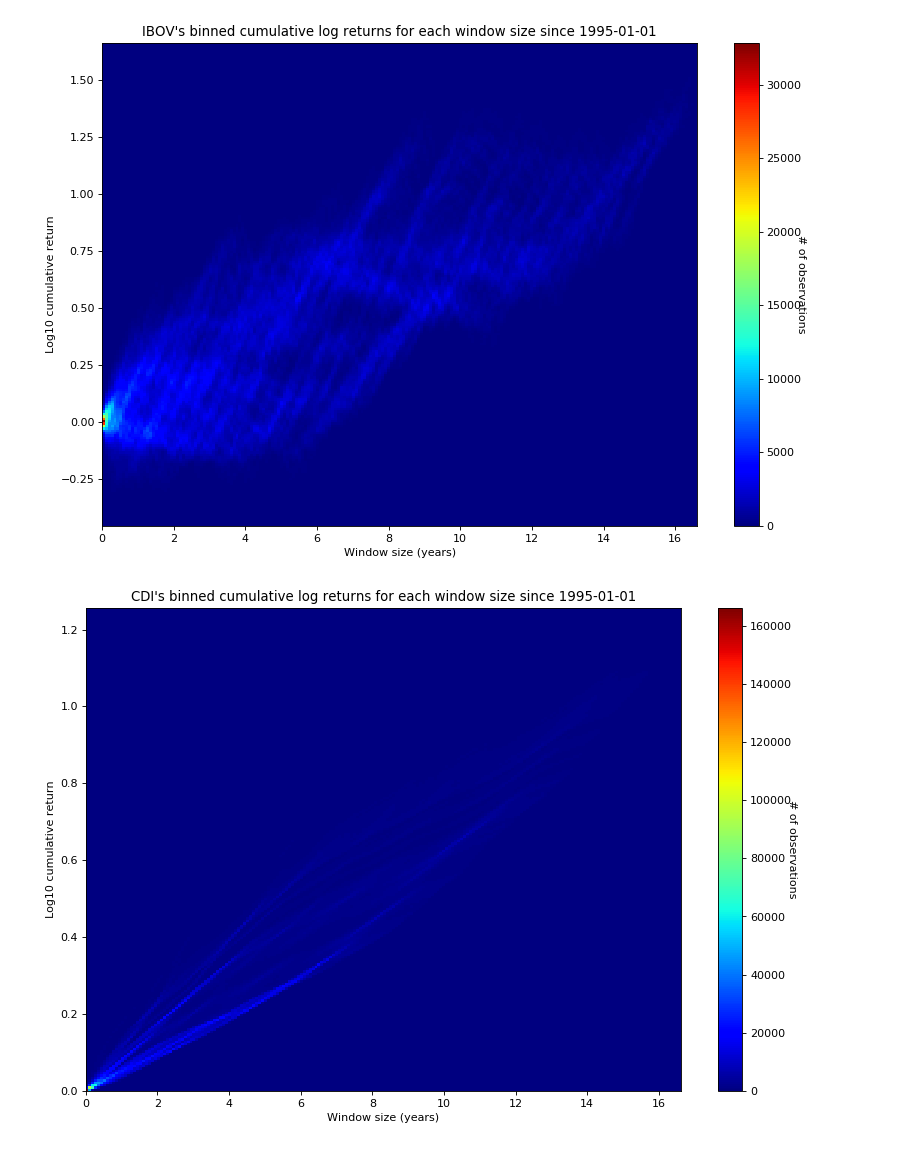
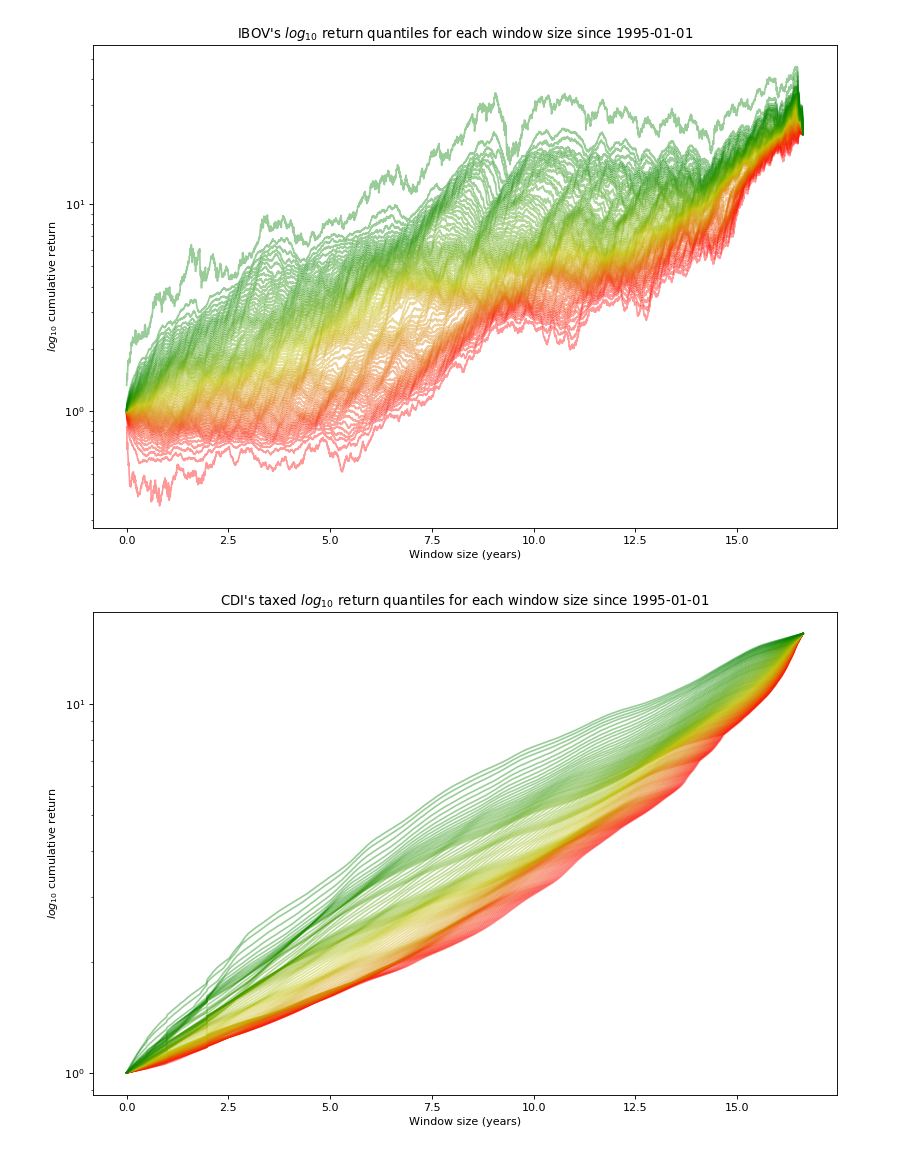
Before and after one commit to luizsol/blog-repos, a Jupyter notebook: ibov-vs-cdi/jupyter/graph_generation.ipynb, the cells around one changed output. Cells and saved outputs as stored; diff of their text form; code cells hidden in the pictures.

Commit message:
Edits the ibov-vs-cdi notebook

```diff
--- a/ibov-vs-cdi/jupyter/graph_generation.ipynb
+++ b/ibov-vs-cdi/jupyter/graph_generation.ipynb
@@ -15,0 +99,4 @@ cdi['log_return'] = np.log10(cdi['return'])
+# %%
+from colour import Color
+red = Color("red")
+colors = list(red.range_to(Color("green"),101))
@@ -15,0 +195,13 @@ cdi['log_return'] = np.log10(cdi['return'])
+# %%
+figure(num=None, figsize=(12, 8), dpi=80, facecolor='w', edgecolor='k')
+
+for q in range(0, 101):
+    plt.plot(
+        windowed_stats['window_size'] / 365,
+        (windowed_stats[f'cdi_{q}'] - 1) * 100,
+        color=colors[q].rgb, alpha=0.4)
+
+plt.title('CDI\'s return quantiles for each window size since 1995-01-01')
+plt.xlabel('Window size (years)')
+plt.ylabel('Cumulative return (%)')
+plt.show()
@@ -15,0 +236,13 @@ cdi['log_return'] = np.log10(cdi['return'])
+# %%
+figure(num=None, figsize=(12, 8), dpi=80, facecolor='w', edgecolor='k')
+
+for q in range(0, 101):
+    plt.semilogy(
+        windowed_stats['window_size'] / 365,
+        windowed_stats[f'cdi_{q}'],
+        color=colors[q].rgb, alpha=0.4)
+
+plt.title('CDI\'s $log_{10}$ return quantiles for each window size since 1995-01-01')
+plt.xlabel('Window size (years)')
+plt.ylabel('$log_{10}$ cumulative return')
+plt.show()
@@ -16,24 +251,30 @@ cdi['log_return'] = np.log10(cdi['return'])
 # %%
 figure(num=None, figsize=(12, 8), dpi=80, facecolor='w', edgecolor='k')
 
-plt.hist2d(ibov['window_size'] / 365, ibov['log_return'], bins=(200, 200), cmap=plt.cm.jet)
-clbar = plt.colorbar()
-clbar.ax.set_ylabel('# of observations', rotation=270)
-plt.title('IBOV\'s binned cumulative log returns for each window size since 1995-01-01')
+for q in range(0, 101):
+    plt.semilogy(
+        windowed_stats['window_size'] / 365,
+        windowed_stats[f'ibov_{q}'],
+        color=colors[q].rgb, alpha=0.4)
+
+plt.title('IBOV\'s $log_{10}$ return quantiles for each window size since 1995-01-01')
 plt.xlabel('Window size (years)')
-plt.ylabel('Log10 cumulative return')
+plt.ylabel('$log_{10}$ cumulative return')
 plt.show()
 # %% [output]
-[figure, old version]
+[figure, new version]
 # %%
 figure(num=None, figsize=(12, 8), dpi=80, facecolor='w', edgecolor='k')
 
-plt.hist2d(cdi['window_size'] / 365, cdi['log_return'], bins=(200, 200), cmap=plt.cm.jet)
-clbar = plt.colorbar()
-clbar.ax.set_ylabel('# of observations', rotation=270)
-plt.title('CDI\'s binned cumulative log returns for each window size since 1995-01-01')
+for q in range(0, 101):
+    plt.semilogy(
+        windowed_stats['window_size'] / 365,
+        windowed_stats[f'cdi_taxed_{q}'],
+        color=colors[q].rgb, alpha=0.4)
+
+plt.title('CDI\'s taxed $log_{10}$ return quantiles for each window size since 1995-01-01')
 plt.xlabel('Window size (years)')
-plt.ylabel('Log10 cumulative return')
+plt.ylabel('$log_{10}$ cumulative return')
 plt.show()
 # %% [output]
-[figure, old version]
+[figure, new version]
```
Also changed, not shown: parts of 18 cells of this notebook.
